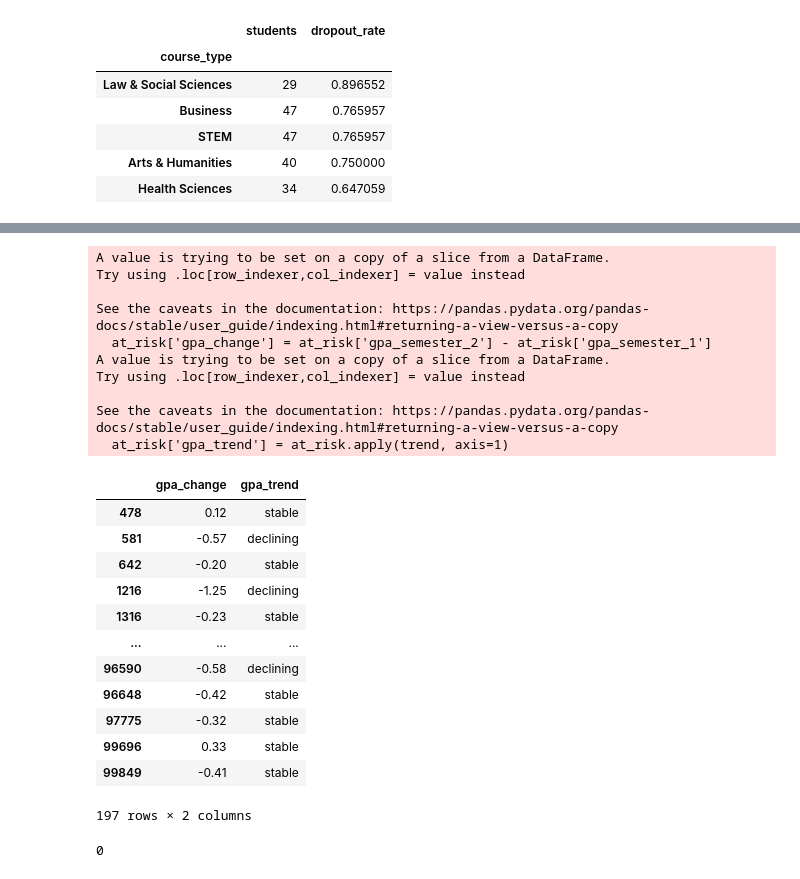
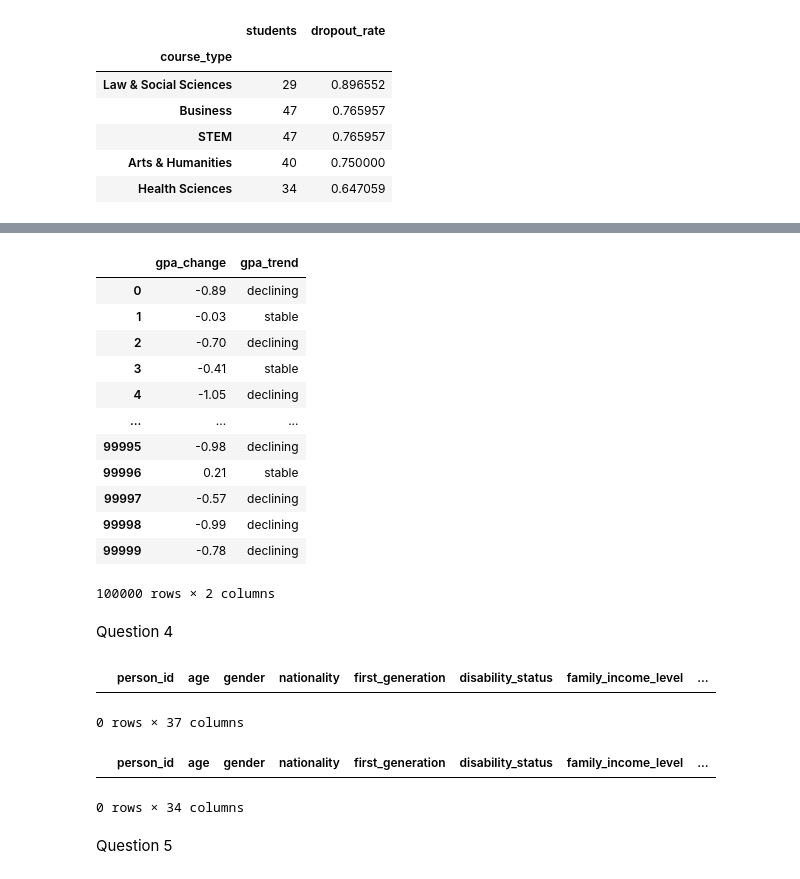
Before and after one commit to amr21ss/FoundationsCSProject, a Jupyter notebook: Abdelmawla_Submission_Notebook.ipynb, the cells around one changed output, grey strips where cells are left out. Drawn from its saved outputs; the diff is of its cells as text; code cells hidden in the pictures.

```diff
--- a/Abdelmawla_Submission_Notebook.ipynb
+++ b/Abdelmawla_Submission_Notebook.ipynb
@@ -1,7 +3,7 @@
 # %%
 import pandas as pd
 # %%
-students=pd.read_csv(r"C:\Users\User\OneDrive\Desktop\Data Science\first Semester\CS\FinalProject\FoundationsCSProject\student_dropout_risk_2026.csv\student_dropout_risk_2026.csv")
+students= pd.read_csv('./Dataset/student_dropout_risk_2026.csv')
 students.head(10)
 # %% [output]
 |  | person_id | age | gender | nationality | first_generation | disability_status | family_income_level | ... |
@@ -62,4 +68,4 @@ at_risk_by_course
 # %%
-at_risk['pass_rate'] = at_risk['units_passed'] / at_risk['units_enrolled']
-at_risk[['pass_rate']]
+students['pass_rate'] = students['units_passed'] / students['units_enrolled']
+students[['pass_rate']]
 # %% [output]
@@ -104,39 +85,40 @@ Type:      method
 # %%
-at_risk['gpa_change'] = at_risk['gpa_semester_2'] - at_risk['gpa_semester_1']
+students['gpa_change'] = students['gpa_semester_2'] - students['gpa_semester_1']
 def trend(row):
     if row['gpa_change'] > 0.5:
         return 'improving'
     elif row['gpa_change'] < -0.5:
         return 'declining'
     else:
         return 'stable'
 
-at_risk['gpa_trend'] = at_risk.apply(trend, axis=1)
-at_risk[['gpa_change', 'gpa_trend']]
+students['gpa_trend'] = students.apply(trend, axis=1)
+students[['gpa_change', 'gpa_trend']]
 # %% [output]
+|  | gpa_change | gpa_trend |
+| 0 | -0.89 | declining |
+| 1 | -0.03 | stable |
+| 2 | -0.70 | declining |
+| 3 | -0.41 | stable |
+| 4 | -1.05 | declining |
+| ... | ... | ... |
+| 99995 | -0.98 | declining |
+| 99996 | 0.21 | stable |
+| 99997 | -0.57 | declining |
+| 99998 | -0.99 | declining |
+| 99999 | -0.78 | declining |
-A value is trying to be set on a copy of a slice from a DataFrame.
-Try using .loc[row_indexer,col_indexer] = value instead
-
-See the caveats in the documentation: https://pandas.pydata.org/pandas-docs/stable/user_guide/indexing.html#returning-a-view-versus-a-copy
-  at_risk['gpa_change'] = at_risk['gpa_semester_2'] - at_risk['gpa_semester_1']
-A value is trying to be set on a copy of a slice from a DataFrame.
-Try using .loc[row_indexer,col_indexer] = value instead
-
-See the caveats in the documentation: https://pandas.pydata.org/pandas-docs/stable/user_guide/indexing.html#returning-a-view-versus-a-copy
-  at_risk['gpa_trend'] = at_risk.apply(trend, axis=1)
+100000 rows × 2 columns
-|  | gpa_change | gpa_trend |
-| 478 | 0.12 | stable |
-| 581 | -0.57 | declining |
-| 642 | -0.20 | stable |
-| 1216 | -1.25 | declining |
-| 1316 | -0.23 | stable |
-| ... | ... | ... |
-| 96590 | -0.58 | declining |
-| 96648 | -0.42 | stable |
-| 97775 | -0.32 | stable |
-| 99696 | 0.33 | stable |
-| 99849 | -0.41 | stable |
-197 rows × 2 columns
+# %% [markdown]
+Question 4
 # %%
+students[students['units_passed'] + students['units_failed'] != students['units_enrolled']]
 # %% [output]
+|  | person_id | age | gender | nationality | first_generation | disability_status | family_income_level | ... |
-0
+0 rows × 37 columns
+# %%
+at_risk[at_risk['units_passed'] + at_risk['units_failed'] != at_risk['units_enrolled']]
+# %% [output]
+|  | person_id | age | gender | nationality | first_generation | disability_status | family_income_level | ... |
+0 rows × 34 columns
+# %% [markdown]
+Question 5
```
Also changed, not shown: parts of 24 cells of this notebook, 1 other file.
